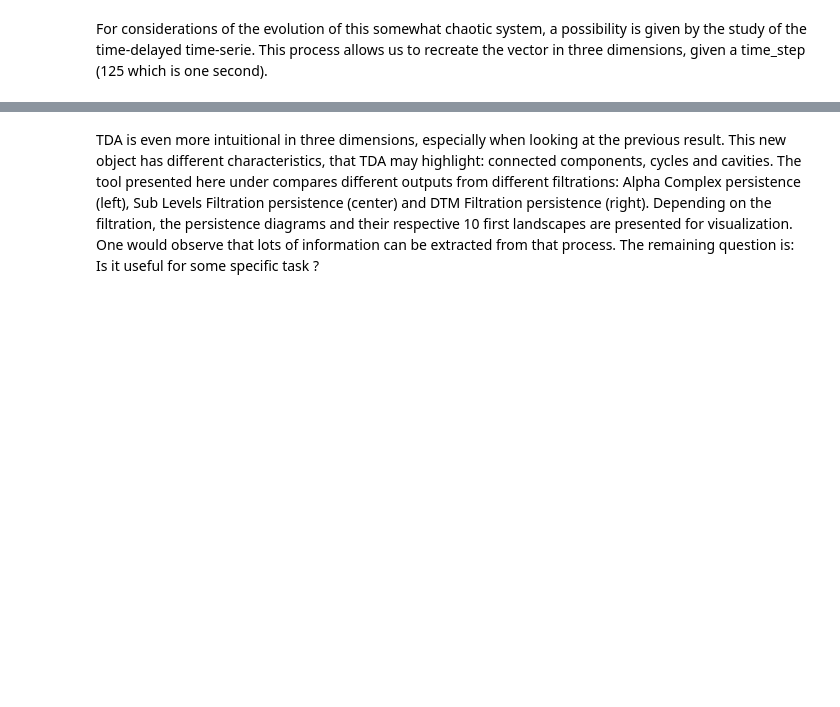
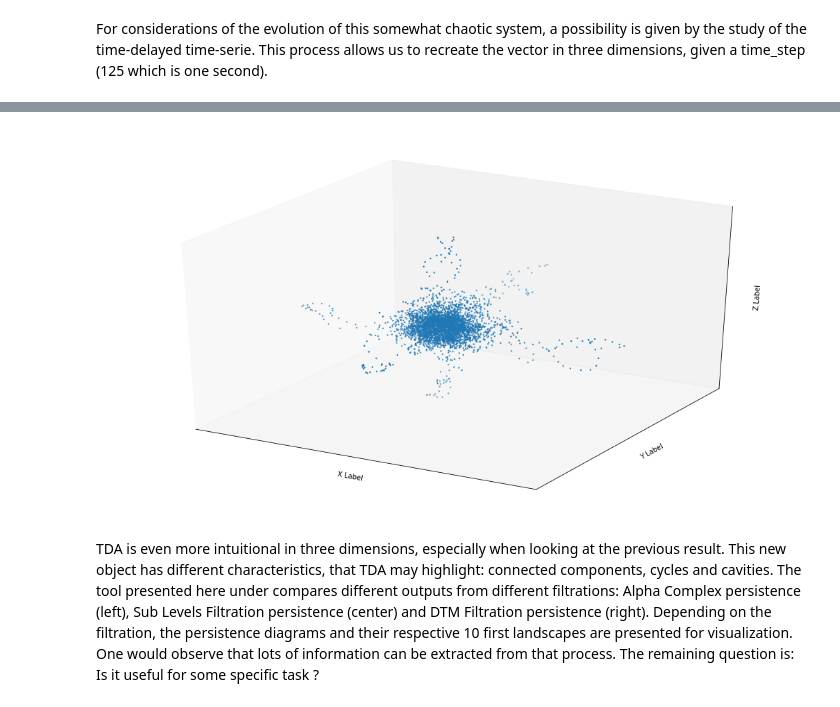
Before and after one commit to merylldindin/topologyx, a Jupyter notebook: Filtrations.ipynb, the cells around one changed output, grey strips where cells are left out. Drawn from its saved outputs; the diff is of its cells as text; code cells hidden in the pictures; blank space fills up the shorter version.

Commit message:
Adapted visualization for embedded vectors

```diff
--- a/Filtrations.ipynb
+++ b/Filtrations.ipynb
@@ -58,3 +52,19 @@ This is the format of your plot grid:
+# %%
+delayed_vec = vectorize(eeg_signal, 125)
+
+from mpl_toolkits.mplot3d import Axes3D
+fig = plt.figure(figsize=(18,10))
+ax = fig.add_subplot(111, projection='3d')
+ax.scatter(delayed_vec[:,0], delayed_vec[:,1], delayed_vec[:,2], s=2)
+ax.set_xlabel('X Label')
+ax.set_ylabel('Y Label')
+ax.set_zlabel('Z Label')
+ax.set_xticks([])
+ax.set_yticks([])
+ax.set_zticks([])
+plt.show()
+# %% [output]
+[figure, added]
 # %% [markdown]
 TDA is even more intuitional in three dimensions, especially when looking at the previous result. This new object has different characteristics, that TDA may highlight: connected components, cycles and cavities. The tool presented here under compares different outputs from different filtrations: Alpha Complex persistence (left), Sub Levels Filtration persistence (center) and DTM Filtration persistence (right). Depending on the filtration, the persistence diagrams and their respective 10 first landscapes are presented for visualization. One would observe that lots of information can be extracted from that process. The remaining question is: Is it useful for some specific task ?
 # %%
```
Also changed, not shown: parts of 9 cells of this notebook.
